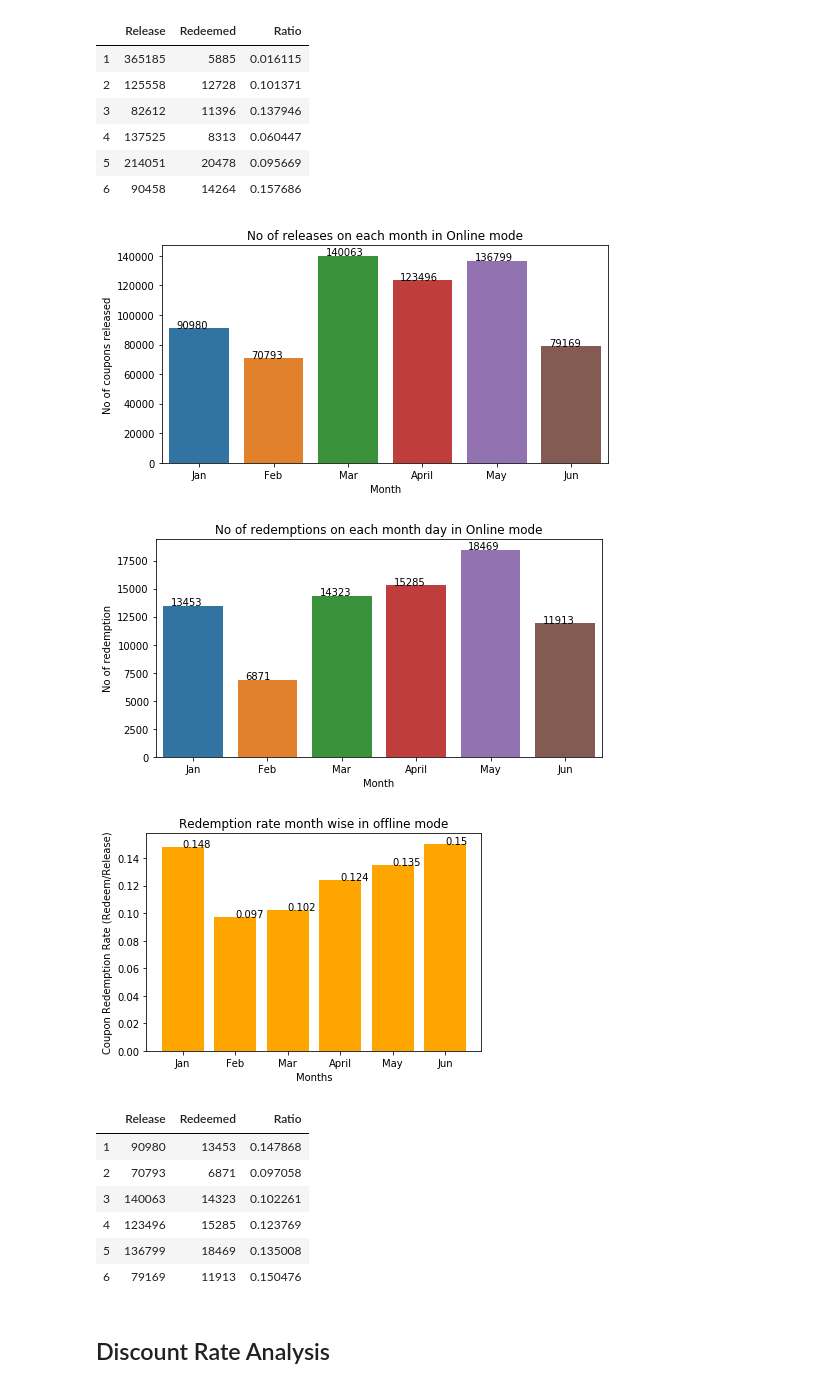
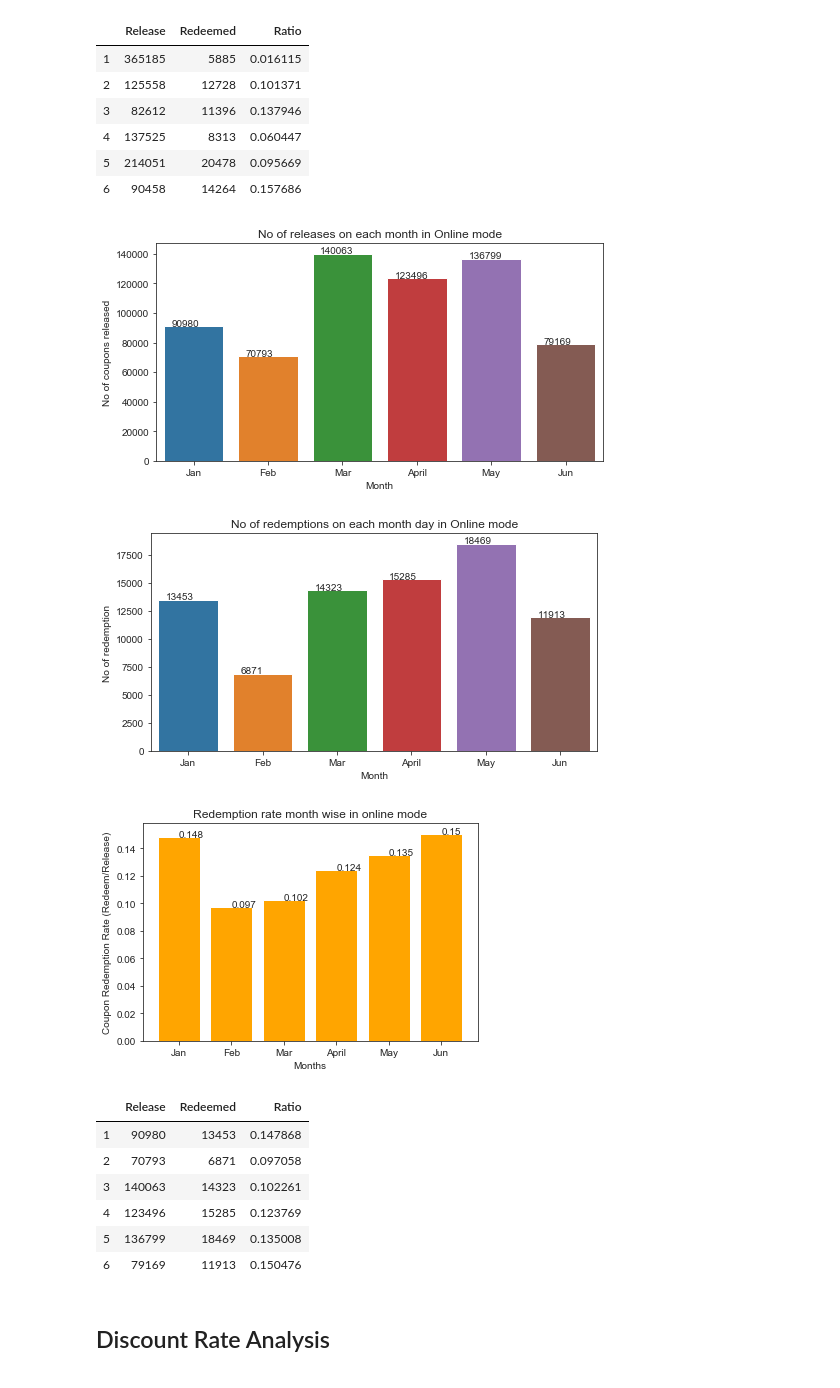
Before and after one commit to sinha-pulaks/O2O-coupon-redemption, a Jupyter notebook: O2O_coupon_prediction.ipynb, the cells around one changed output. Drawn from its saved outputs; the diff is of its cells as text; code cells hidden in the pictures.

```diff
--- a/O2O_coupon_prediction.ipynb
+++ b/O2O_coupon_prediction.ipynb
@@ -3111,19 +3113,3 @@ for p in ax.patches:
 plt.show()
 # %% [output]
 [figure]
-# %%
-df_off_week_rel=df_off_unique[df_off_unique["Coupon_id"].isna()==False].copy(deep=True)
-df_off_week_rel["Date_received"]=pd.to_datetime(df_off_week_rel["Date_received"],format="%Y%m%d")
-df_off_week_rel["Date"]=pd.to_datetime(df_off_week_rel["Date"],format="%Y%m%d")
-df_off_week_rel["Day_of_week"]=df_off_week_rel['Date_received'].dt.dayofweek
-df_off_week_rel["Weekend_release"]=np.where((df_off_week_rel['Date_received'].dt.dayofweek) < 5,0,1)
-
-plt.figure(figsize=(10,5))
-ax = sns.countplot(df_off_week_rel["Day_of_week"])
-day=['Monday','Tuesday','Wednesday','Thursday','Friday','Saturday','Sunday']
-plt.ylabel("No of coupons released")
-plt.title("No of releases on each week day in Offline mode")
-ax.set_xticklabels(day)
-for p in ax.patches:
-       ax.annotate('{:.0f}'.format(p.get_height()), (p.get_x()+0.1, p.get_height()+50))
-plt.show()
@@ -3246,37 +3230,37 @@ plt.show()
 plt.figure(figsize=(8,4))
 ax = sns.countplot(df_on_week_red["Month"])
 months=['Jan','Feb','Mar','April','May','Jun']
 plt.ylabel("No of redemption")
 plt.title("No of redemptions on each month day in Online mode")
 ax.set_xticklabels(months)
 for p in ax.patches:
        ax.annotate('{:.0f}'.format(p.get_height()), (p.get_x()+0.1, p.get_height()+50))
 plt.show()
 
 
 month_rel_on = pd.DataFrame(df_on_week_rel['Month'].value_counts())
 month_red_on = pd.DataFrame(df_on_week_red['Month'].value_counts())
 month_on = pd.concat([month_rel_on, month_red_on], axis=1)
 month_on.columns = ['Release','Redeemed']
 month_on['Ratio'] = month_on['Redeemed']/month_on['Release']
 month_on
 
 
 
 plt.figure(figsize=(6,4))
 ax=plt.bar(months,month_on["Ratio"],color='orange')
 for a,b in zip(months, month_on["Ratio"]):
     plt.text(a, b, str(round(b,3)))
-plt.title("Redemption rate month wise in offline mode")
+plt.title("Redemption rate month wise in online mode")
 plt.ylabel("Coupon Redemption Rate (Redeem/Release)")
 plt.xlabel("Months")
 plt.show()
 
 month_on
 # %% [output]
-[figure, old version]
+[figure, new version]
-[figure, old version]
+[figure, new version]
-[figure, old version]
+[figure, new version]
 |  | Release | Redeemed | Ratio |
 | 1 | 90980 | 13453 | 0.147868 |
 | 2 | 70793 | 6871 | 0.097058 |
```
Also changed, not shown: parts of 29 cells of this notebook.
